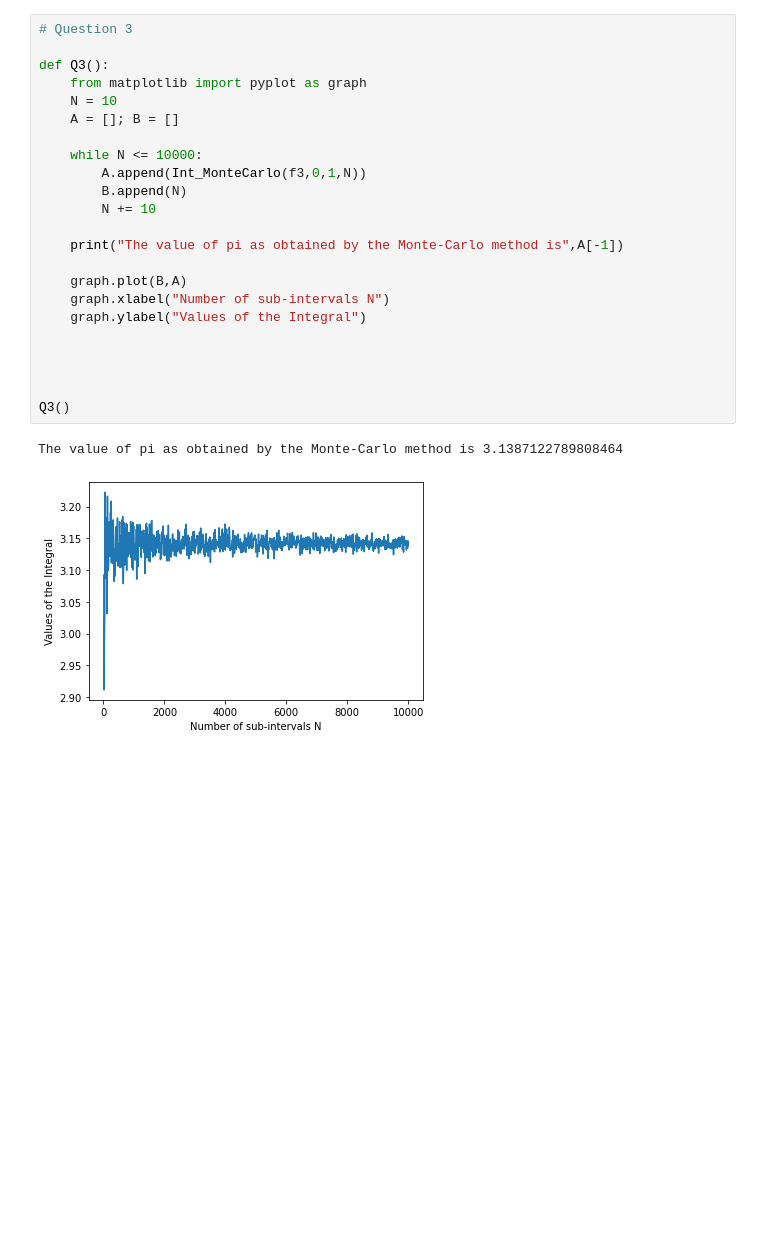
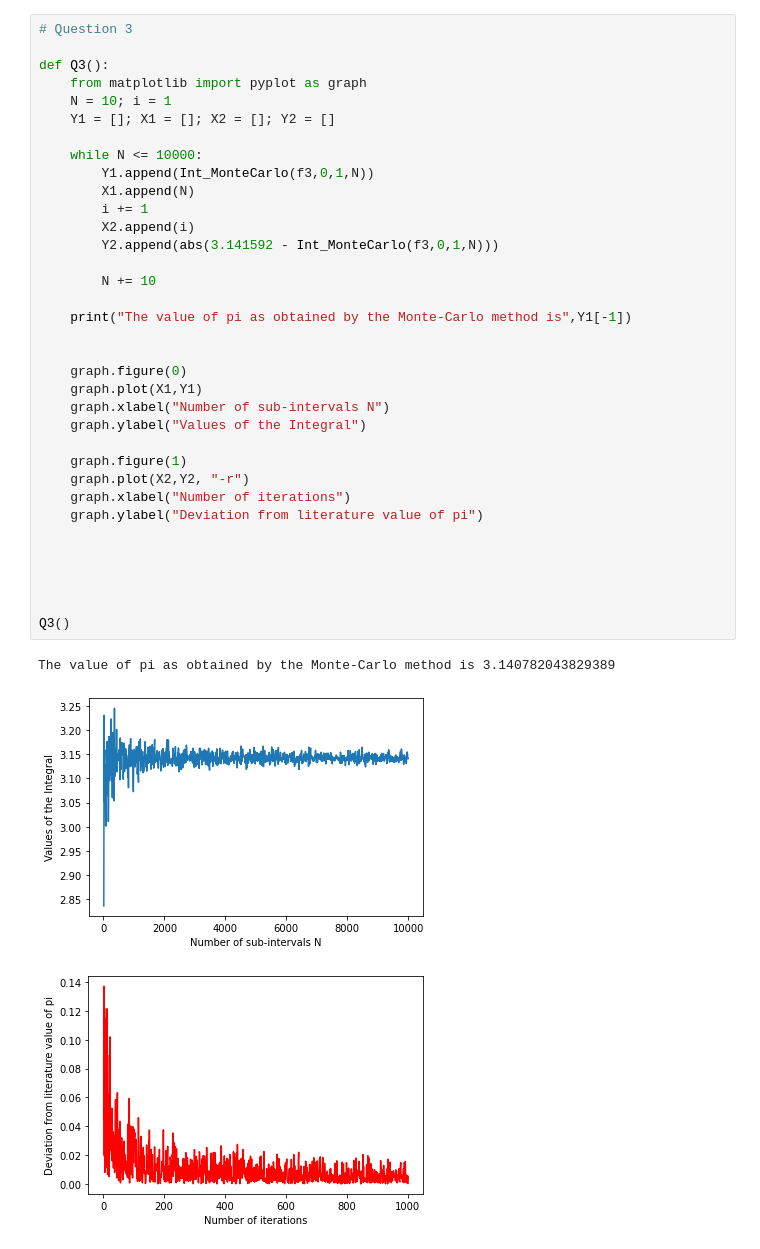
Before and after one commit to JamesAidanWilson/Assignment-6-P346, a Jupyter notebook: asign6.ipynb, the cells around one changed output. Drawn from its saved outputs; the diff is of its cells as text; blank space fills up the shorter version.

```diff
--- a/asign6.ipynb
+++ b/asign6.ipynb
@@ -142,27 +105,40 @@ Q2()
 # %%
 # Question 3
 
 def Q3():
     from matplotlib import pyplot as graph
-    N = 10
-    A = []; B = []
+    N = 10; i = 1
+    Y1 = []; X1 = []; X2 = []; Y2 = []
 
     while N <= 10000:
-        A.append(Int_MonteCarlo(f3,0,1,N))
-        B.append(N)
+        Y1.append(Int_MonteCarlo(f3,0,1,N))
+        X1.append(N)
+        i += 1
+        X2.append(i)
+        Y2.append(abs(3.141592 - Int_MonteCarlo(f3,0,1,N)))
+
         N += 10
 
-    print("The value of pi as obtained by the Monte-Carlo method is",A[-1])
+    print("The value of pi as obtained by the Monte-Carlo method is",Y1[-1])
 
-    graph.plot(B,A)
+
+    graph.figure(0)
+    graph.plot(X1,Y1)
     graph.xlabel("Number of sub-intervals N")
     graph.ylabel("Values of the Integral")
+
+    graph.figure(1)
+    graph.plot(X2,Y2, "-r")
+    graph.xlabel("Number of iterations")
+    graph.ylabel("Deviation from literature value of pi")
+
 
 
 
 
 Q3()
 # %% [output]
-The value of pi as obtained by the Monte-Carlo method is 3.1387122789808464
+The value of pi as obtained by the Monte-Carlo method is 3.140782043829389
-[figure, old version]
+[figure, new version]
+[figure, added]
 # %%
```
Also changed, not shown: parts of 10 cells of this notebook.
